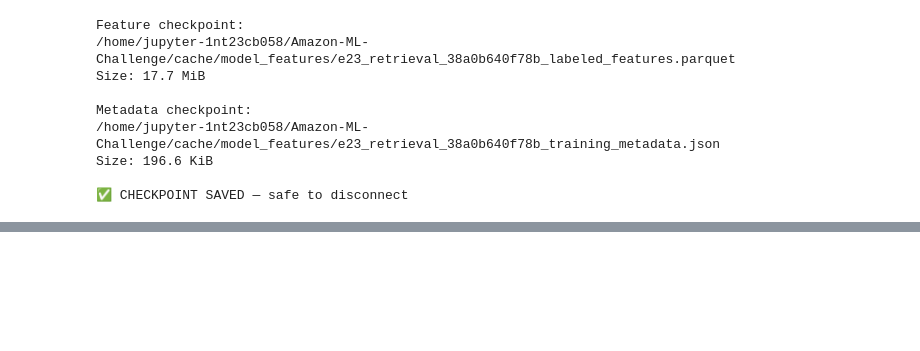
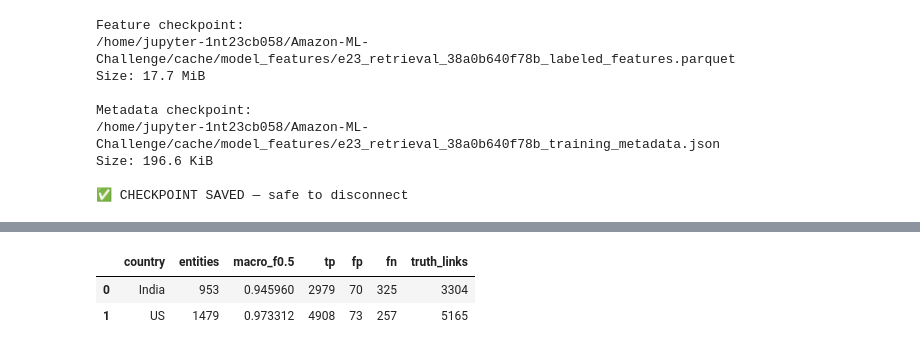
Before and after one commit to AbhiNow0909/Amazon-ML-Challenge, a Jupyter notebook: code/business_entity_resolution/notebooks/05_model.ipynb, the cells around one changed output, grey strips where cells are left out. Cells and saved outputs as stored; diff of their text form; code cells hidden in the pictures; blank space fills up the shorter version.

```diff
--- a/code/business_entity_resolution/notebooks/05_model.ipynb
+++ b/code/business_entity_resolution/notebooks/05_model.ipynb
@@ -951,0 +1435,84 @@ Size: 196.6 KiB
+# %%
+# Cell 22: Evaluate the best E2.3 threshold separately for India and the US
+# to identify where the remaining validation errors and F0.5 loss come from.
+
+BEST_THRESHOLD = float(best_row["threshold"])
+
+# Reload the normalized 10k Source1 table to obtain each entity's country.
+SOURCE1_PATH = (
+    REPO
+    / "cache"
+    / "normalized"
+    / "e21_lgbm_c449c0c6b281_source1.parquet"
+)
+
+source1_eval = pd.read_parquet(
+    SOURCE1_PATH,
+    columns=["entity_id", "country"],
+)
+
+country_map = dict(
+    zip(source1_eval["entity_id"], source1_eval["country"])
+)
+
+entity_country = np.array(
+    [country_map[eid] for eid in val_entities]
+)
+
+predicted = scores >= BEST_THRESHOLD
+
+pred_count = np.bincount(
+    entity_idx[predicted],
+    minlength=n_entities,
+)
+
+tp = np.bincount(
+    entity_idx[predicted & (labels == 1)],
+    minlength=n_entities,
+)
+
+fp = pred_count - tp
+fn = total_truth - tp
+
+denominator = (
+    (1 + BETA2) * tp
+    + BETA2 * fn
+    + fp
+)
+
+entity_f05 = np.zeros(n_entities, dtype=np.float64)
+
+both_empty = (total_truth == 0) & (pred_count == 0)
+entity_f05[both_empty] = 1.0
+
+normal = denominator > 0
+entity_f05[normal] = (
+    (1 + BETA2) * tp[normal]
+    / denominator[normal]
+)
+
+rows = []
+
+for country in sorted(set(entity_country)):
+    mask = entity_country == country
+
+    rows.append({
+        "country": country,
+        "entities": int(mask.sum()),
+        "macro_f0.5": float(entity_f05[mask].mean()),
+        "tp": int(tp[mask].sum()),
+        "fp": int(fp[mask].sum()),
+        "fn": int(fn[mask].sum()),
+        "truth_links": int(total_truth[mask].sum()),
+    })
+
+country_results = pd.DataFrame(rows)
+
+print(f"Threshold: {BEST_THRESHOLD:.6f}")
+display(country_results)
+
+print(
+    "\nOverall macro F0.5:",
+    f"{entity_f05.mean():.6f}"
+)
+# %% [output]
@@ -951,0 +1520,3 @@ Size: 196.6 KiB
+|  | country | entities | macro_f0.5 | tp | fp | fn | truth_links |
+| 0 | India | 953 | 0.945960 | 2979 | 70 | 325 | 3304 |
+| 1 | US | 1479 | 0.973312 | 4908 | 73 | 257 | 5165 |
```
Also changed, not shown: parts of 13 cells of this notebook, 2 other files.
